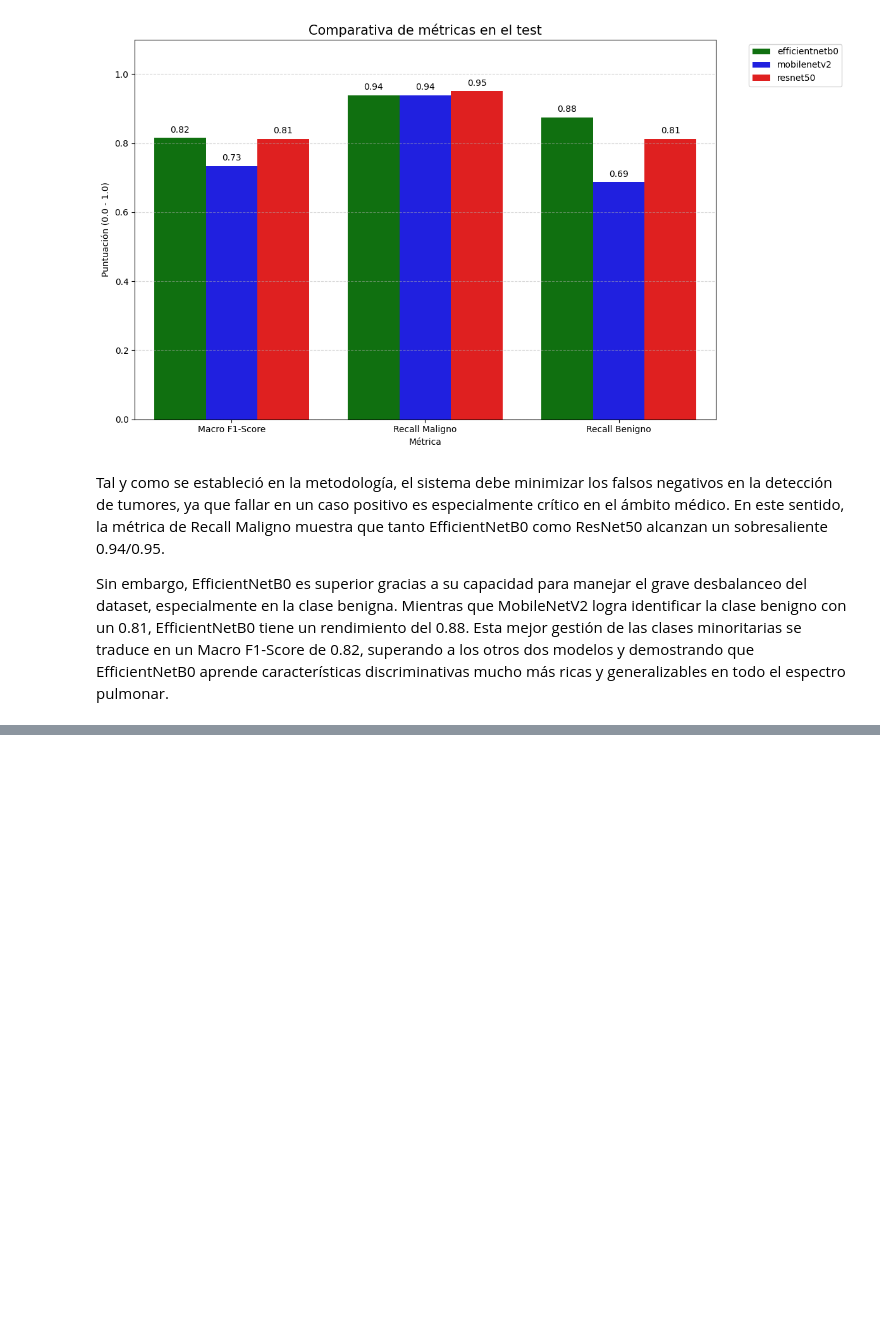
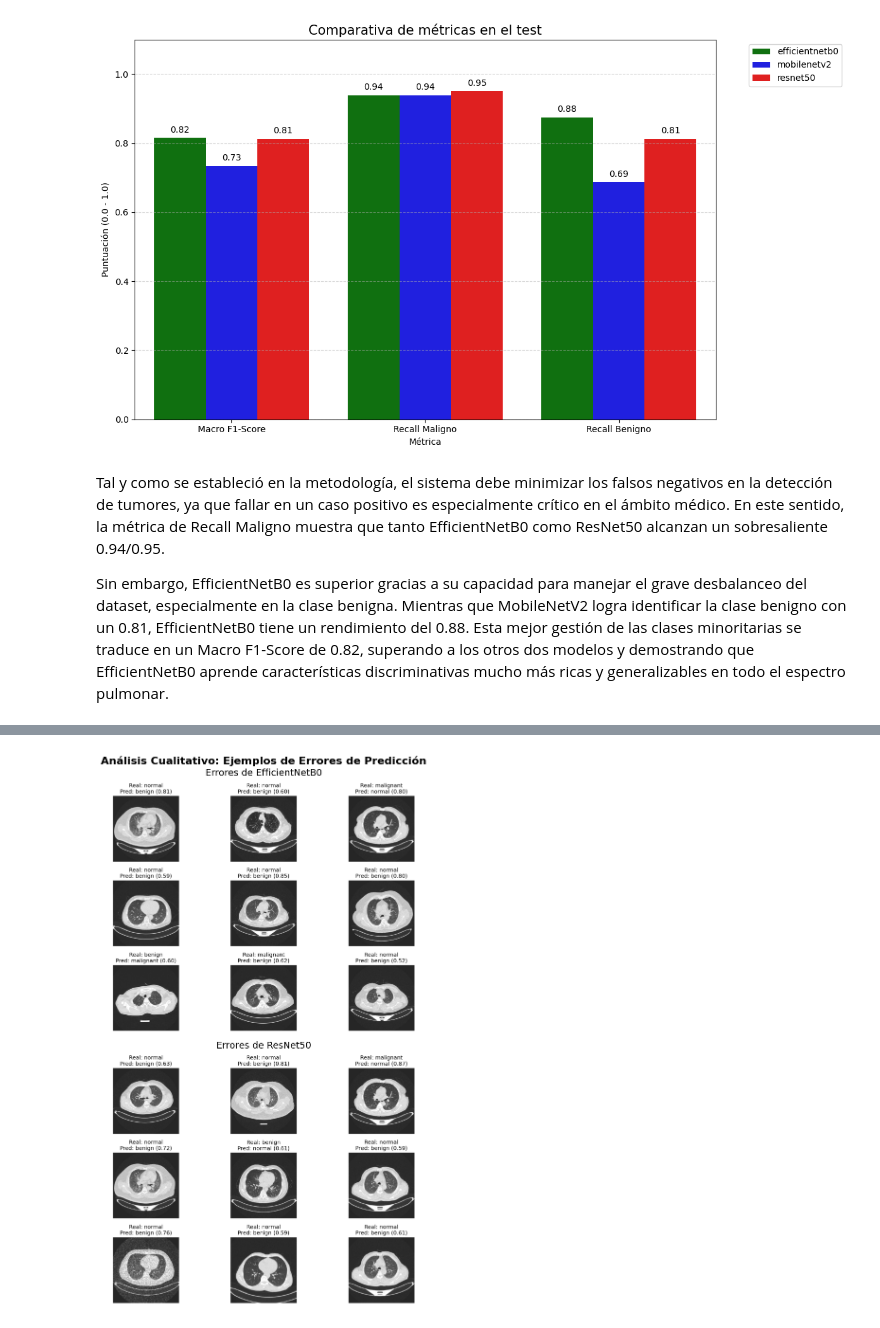
Before and after one commit to blancaxifra/proyecto_redes, a Jupyter notebook: notebooks/06_models_comparison.ipynb, the cells around one changed output, grey strips where cells are left out. Drawn from its saved outputs; the diff is of its cells as text; code cells hidden in the pictures; blank space fills up the shorter version.

```diff
--- a/notebooks/06_models_comparison.ipynb
+++ b/notebooks/06_models_comparison.ipynb
@@ -216,0 +286,34 @@ Esta mejor gestión de las clases minoritarias se traduce en un Macro F1-Score d
+# %%
+BASE_PATH = os.path.join('..', 'outputs')
+
+# Imagenes
+img_eff_path = os.path.join(BASE_PATH, "efficientnetb0_outputs", "figures", "efficientnetb0_error_examples.png")
+img_res_path = os.path.join(BASE_PATH, "resnet50_outputs", "figures", "resnet50_error_examples.png")
+
+fig, axes = plt.subplots(2, 1, figsize=(18, 12))
+fig.suptitle('Análisis Cualitativo: Ejemplos de Errores de Predicción', fontsize=16, fontweight='bold')
+
+# EfficientNetB0
+if os.path.exists(img_eff_path):
+    img_eff = mpimg.imread(img_eff_path)
+    axes[0].imshow(img_eff)
+    axes[0].set_title("Errores de EfficientNetB0", fontsize=14)
+    axes[0].axis('off')
+else:
+    axes[0].text(0.5, 0.5, f"Imagen no encontrada:\n{img_eff_path}", ha='center', va='center')
+    axes[0].axis('off')
+
+# ResNet50
+if os.path.exists(img_res_path):
+    img_res = mpimg.imread(img_res_path)
+    axes[1].imshow(img_res)
+    axes[1].set_title("Errores de ResNet50", fontsize=14)
+    axes[1].axis('off')
+else:
+    axes[1].text(0.5, 0.5, f"Imagen no encontrada:\n{img_res_path}", ha='center', va='center')
+    axes[1].axis('off')
+
+plt.tight_layout()
+plt.show()
+# %% [output]
+[figure, added]
```
Also changed, not shown: parts of 6 cells of this notebook.
